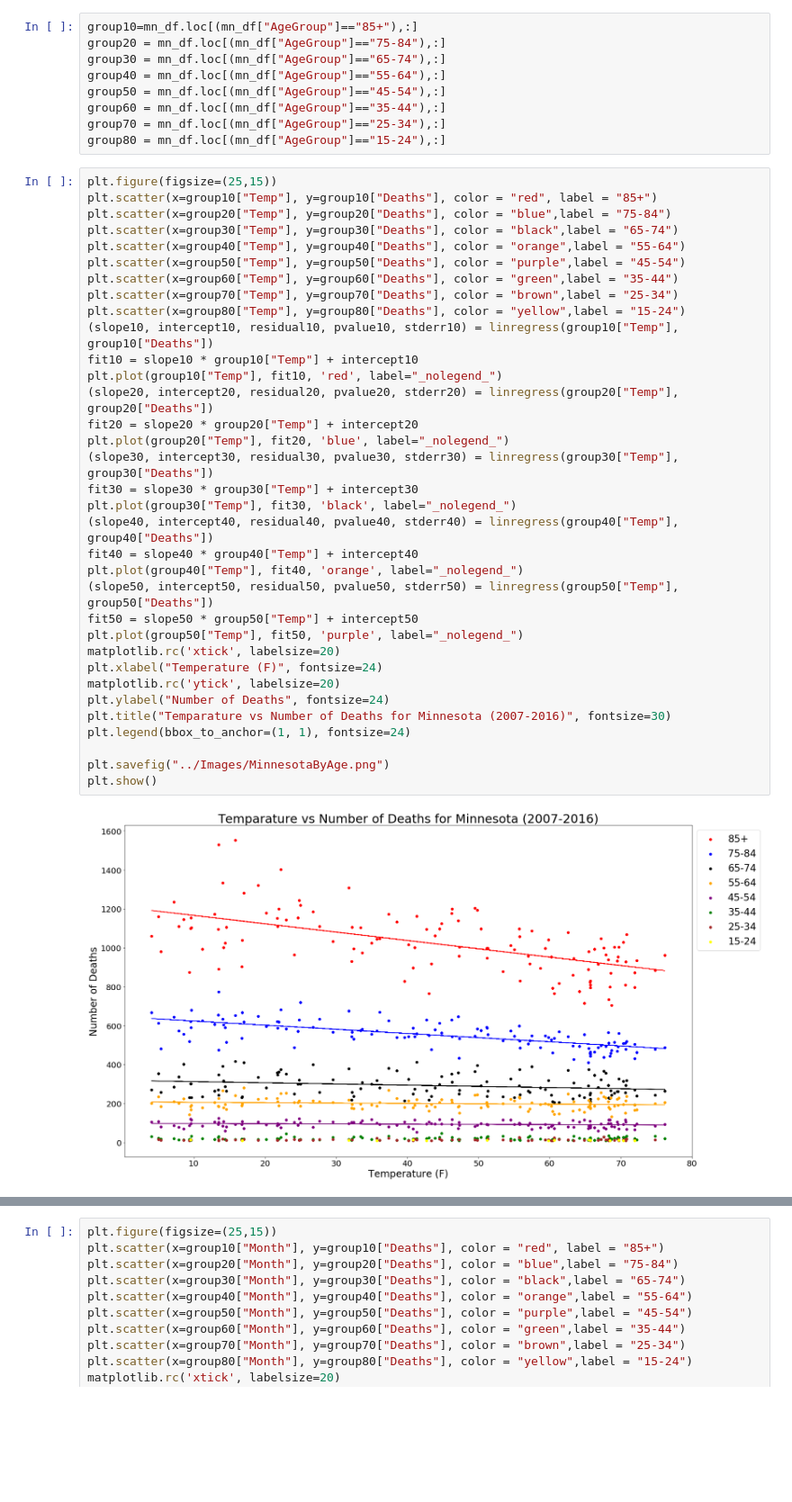
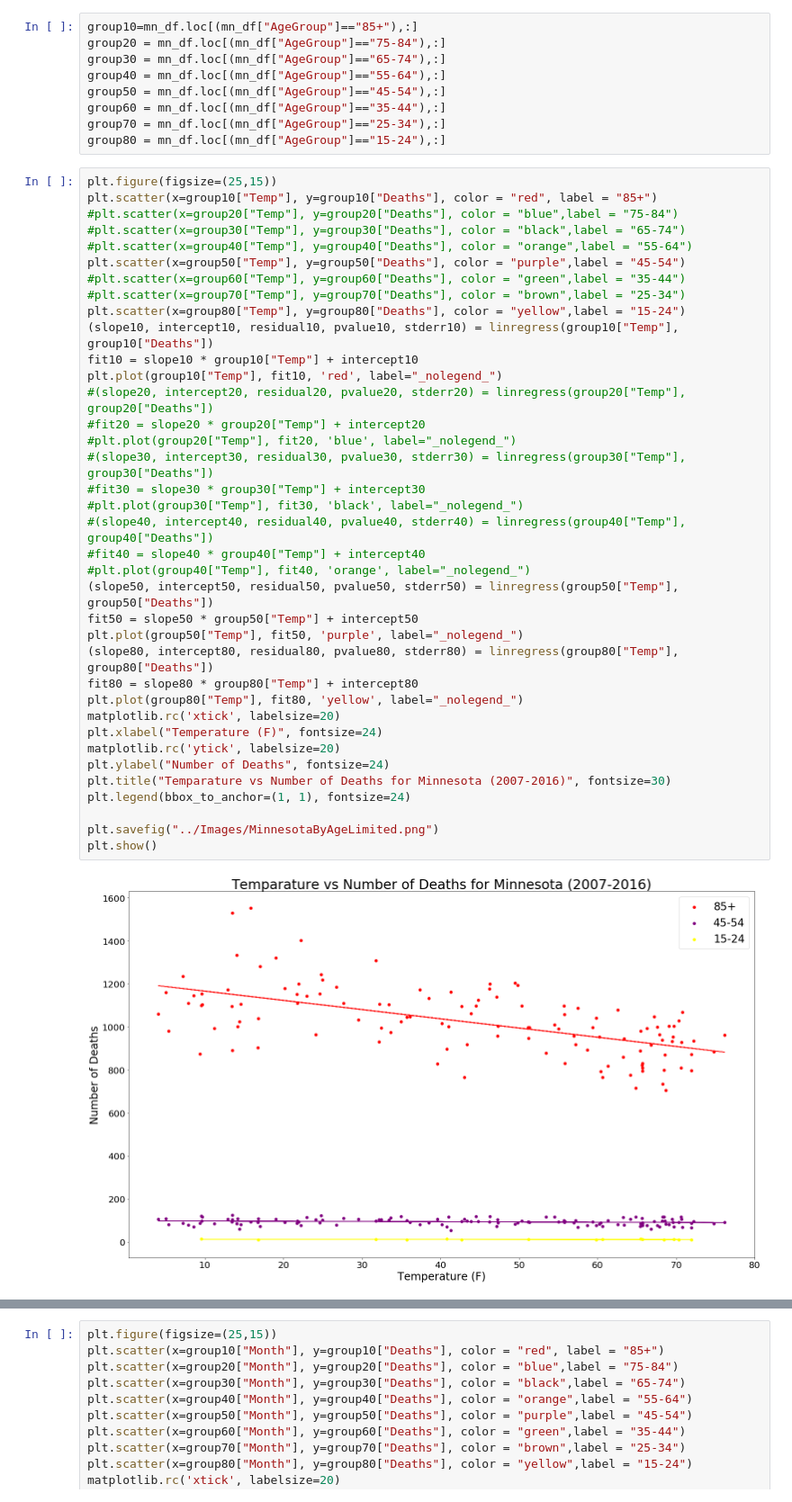
Before and after one commit to llreber/sparkmagicProject, a Jupyter notebook: Code/ClimateData.ipynb, the cells around one changed output, grey strips where cells are left out. Shown: that part at 90% size. Drawn from its saved outputs; the diff is of its cells as text; blank space fills up the shorter version.

Commit message:
added limited age group graph

```diff
--- a/Code/ClimateData.ipynb
+++ b/Code/ClimateData.ipynb
@@ -145,38 +145,41 @@ group80 = mn_df.loc[(mn_df["AgeGroup"]=="15-24"),:]
 # %%
 plt.figure(figsize=(25,15))
 plt.scatter(x=group10["Temp"], y=group10["Deaths"], color = "red", label = "85+")
-plt.scatter(x=group20["Temp"], y=group20["Deaths"], color = "blue",label = "75-84")
-plt.scatter(x=group30["Temp"], y=group30["Deaths"], color = "black",label = "65-74")
-plt.scatter(x=group40["Temp"], y=group40["Deaths"], color = "orange",label = "55-64")
+#plt.scatter(x=group20["Temp"], y=group20["Deaths"], color = "blue",label = "75-84")
+#plt.scatter(x=group30["Temp"], y=group30["Deaths"], color = "black",label = "65-74")
+#plt.scatter(x=group40["Temp"], y=group40["Deaths"], color = "orange",label = "55-64")
 plt.scatter(x=group50["Temp"], y=group50["Deaths"], color = "purple",label = "45-54")
-plt.scatter(x=group60["Temp"], y=group60["Deaths"], color = "green",label = "35-44")
-plt.scatter(x=group70["Temp"], y=group70["Deaths"], color = "brown",label = "25-34")
+#plt.scatter(x=group60["Temp"], y=group60["Deaths"], color = "green",label = "35-44")
+#plt.scatter(x=group70["Temp"], y=group70["Deaths"], color = "brown",label = "25-34")
 plt.scatter(x=group80["Temp"], y=group80["Deaths"], color = "yellow",label = "15-24")
 (slope10, intercept10, residual10, pvalue10, stderr10) = linregress(group10["Temp"], group10["Deaths"])
 fit10 = slope10 * group10["Temp"] + intercept10
 plt.plot(group10["Temp"], fit10, 'red', label="_nolegend_")
-(slope20, intercept20, residual20, pvalue20, stderr20) = linregress(group20["Temp"], group20["Deaths"])
-fit20 = slope20 * group20["Temp"] + intercept20
-plt.plot(group20["Temp"], fit20, 'blue', label="_nolegend_")
-(slope30, intercept30, residual30, pvalue30, stderr30) = linregress(group30["Temp"], group30["Deaths"])
-fit30 = slope30 * group30["Temp"] + intercept30
-plt.plot(group30["Temp"], fit30, 'black', label="_nolegend_")
-(slope40, intercept40, residual40, pvalue40, stderr40) = linregress(group40["Temp"], group40["Deaths"])
-fit40 = slope40 * group40["Temp"] + intercept40
-plt.plot(group40["Temp"], fit40, 'orange', label="_nolegend_")
+#(slope20, intercept20, residual20, pvalue20, stderr20) = linregress(group20["Temp"], group20["Deaths"])
+#fit20 = slope20 * group20["Temp"] + intercept20
+#plt.plot(group20["Temp"], fit20, 'blue', label="_nolegend_")
+#(slope30, intercept30, residual30, pvalue30, stderr30) = linregress(group30["Temp"], group30["Deaths"])
+#fit30 = slope30 * group30["Temp"] + intercept30
+#plt.plot(group30["Temp"], fit30, 'black', label="_nolegend_")
+#(slope40, intercept40, residual40, pvalue40, stderr40) = linregress(group40["Temp"], group40["Deaths"])
+#fit40 = slope40 * group40["Temp"] + intercept40
+#plt.plot(group40["Temp"], fit40, 'orange', label="_nolegend_")
 (slope50, intercept50, residual50, pvalue50, stderr50) = linregress(group50["Temp"], group50["Deaths"])
 fit50 = slope50 * group50["Temp"] + intercept50
 plt.plot(group50["Temp"], fit50, 'purple', label="_nolegend_")
+(slope80, intercept80, residual80, pvalue80, stderr80) = linregress(group80["Temp"], group80["Deaths"])
+fit80 = slope80 * group80["Temp"] + intercept80
+plt.plot(group80["Temp"], fit80, 'yellow', label="_nolegend_")
 matplotlib.rc('xtick', labelsize=20)
 plt.xlabel("Temperature (F)", fontsize=24)
 matplotlib.rc('ytick', labelsize=20)
 plt.ylabel("Number of Deaths", fontsize=24)
 plt.title("Temparature vs Number of Deaths for Minnesota (2007-2016)", fontsize=30)
 plt.legend(bbox_to_anchor=(1, 1), fontsize=24)
 
-plt.savefig("../Images/MinnesotaByAge.png")
+plt.savefig("../Images/MinnesotaByAgeLimited.png")
 plt.show()
 # %% [output]
-[figure, old version]
+[figure, new version]
 # %%
 print(f"P-value for 85+: {pvalue10} R-squared: {residual10**2}")
```
Also changed, not shown: parts of 1 cell of this notebook, 2 other files.
